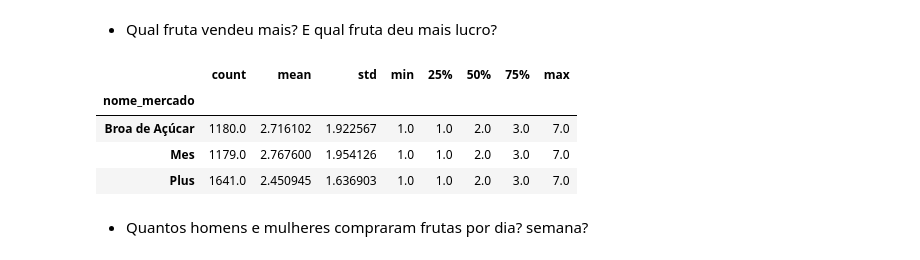
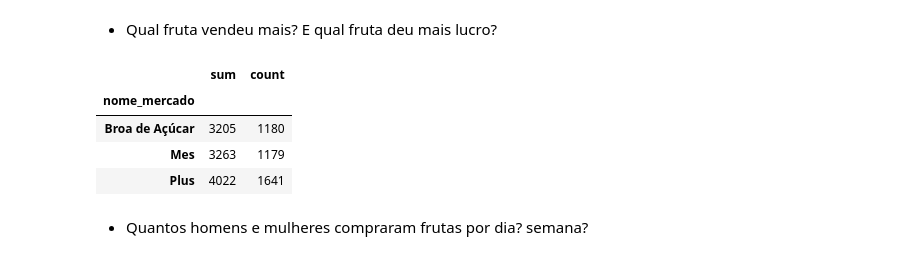
Before and after one commit to srgari/aulas_light_aplicadas, a Jupyter notebook: pandas/sergio_pandas_review.ipynb, the cells around one changed output. Drawn from its saved outputs; the diff is of its cells as text; code cells hidden in the pictures.

```diff
--- a/pandas/sergio_pandas_review.ipynb
+++ b/pandas/sergio_pandas_review.ipynb
@@ -159,13 +174,13 @@ df.groupby('produto')['preco'].agg(['count','sum'])
 # %% [markdown]
 - Qual fruta vendeu mais? E qual fruta deu mais lucro?
 # %%
-df.groupby('nome_mercado')['preco'].describe()
+df.groupby('nome_mercado')['preco'].agg(['sum','count'])
 # %% [output]
-|  | count | mean | std | min | 25% | 50% | 75% | max |
-| nome_mercado |  |  |  |  |  |  |  |  |
-| Broa de Açúcar | 1180.0 | 2.716102 | 1.922567 | 1.0 | 1.0 | 2.0 | 3.0 | 7.0 |
-| Mes | 1179.0 | 2.767600 | 1.954126 | 1.0 | 1.0 | 2.0 | 3.0 | 7.0 |
-| Plus | 1641.0 | 2.450945 | 1.636903 | 1.0 | 1.0 | 2.0 | 3.0 | 7.0 |
+|  | sum | count |
+| nome_mercado |  |  |
+| Broa de Açúcar | 3205 | 1180 |
+| Mes | 3263 | 1179 |
+| Plus | 4022 | 1641 |
 # %% [markdown]
 - Quantos homens e mulheres compraram frutas por dia? semana?
 # %%
```
Also changed, not shown: parts of 7 cells of this notebook.
